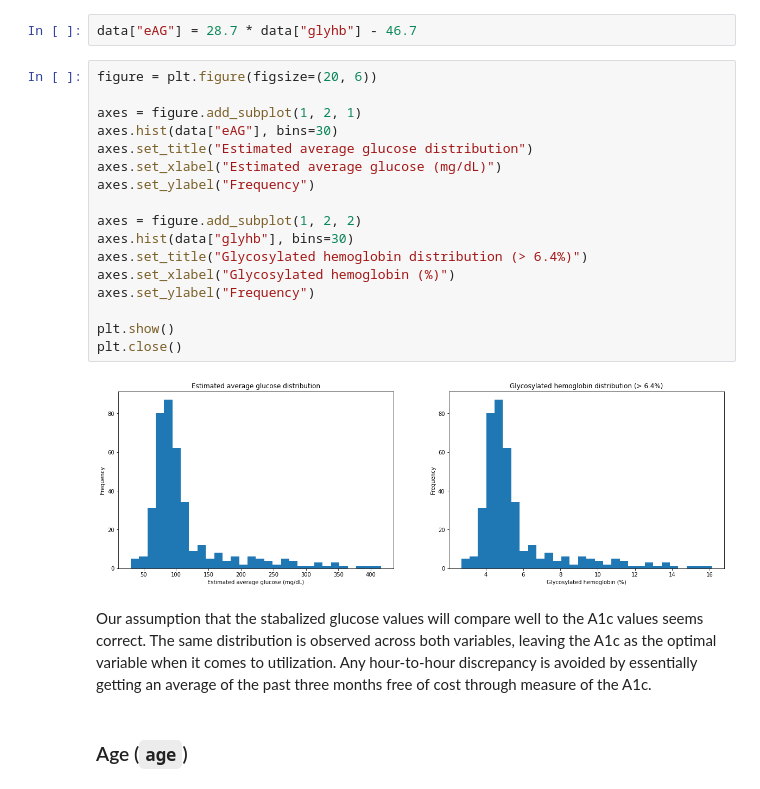
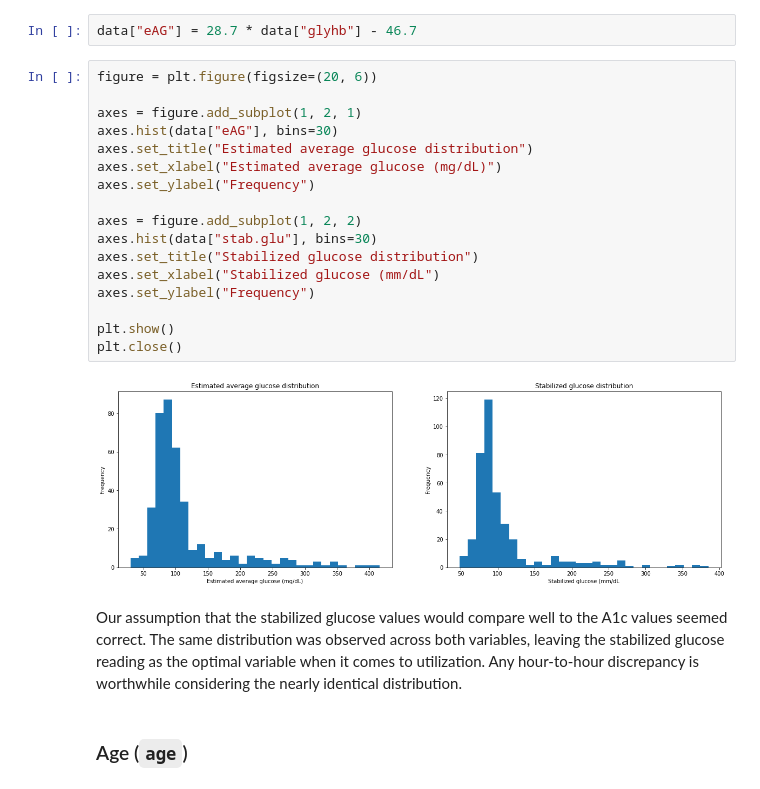
Before and after one commit to gagebenne/diabetes-data-analysis, a Jupyter notebook: explore.ipynb, the cells around one changed output. Drawn from its saved outputs; the diff is of its cells as text.

```diff
--- a/explore.ipynb
+++ b/explore.ipynb
@@ -231,24 +231,24 @@ data["eAG"] = 28.7 * data["glyhb"] - 46.7
 # %%
 figure = plt.figure(figsize=(20, 6))
 
 axes = figure.add_subplot(1, 2, 1)
 axes.hist(data["eAG"], bins=30)
 axes.set_title("Estimated average glucose distribution")
 axes.set_xlabel("Estimated average glucose (mg/dL)")
 axes.set_ylabel("Frequency")
 
 axes = figure.add_subplot(1, 2, 2)
-axes.hist(data["glyhb"], bins=30)
-axes.set_title("Glycosylated hemoglobin distribution (> 6.4%)")
-axes.set_xlabel("Glycosylated hemoglobin (%)")
+axes.hist(data["stab.glu"], bins=30)
+axes.set_title("Stabilized glucose distribution")
+axes.set_xlabel("Stabilized glucose (mm/dL")
 axes.set_ylabel("Frequency")
 
 plt.show()
 plt.close()
 # %% [output]
-[figure, old version]
+[figure, new version]
 # %% [markdown]
-Our assumption that the stabalized glucose values will compare well to the A1c values seems correct. The same distribution is observed across both variables, leaving the A1c as the optimal variable when it comes to utilization. Any hour-to-hour discrepancy is avoided by essentially getting an average of the past three months free of cost through measure of the A1c.
+Our assumption that the stabilized glucose values would compare well to the A1c values seemed correct. The same distribution was observed across both variables, leaving the stabilized glucose reading as the optimal variable when it comes to utilization. Any hour-to-hour discrepancy is worthwhile considering the nearly identical distribution.
 # %% [markdown]
 ### Age (`age`)
 # %% [markdown]
```
Also changed, not shown: 1 other file.
